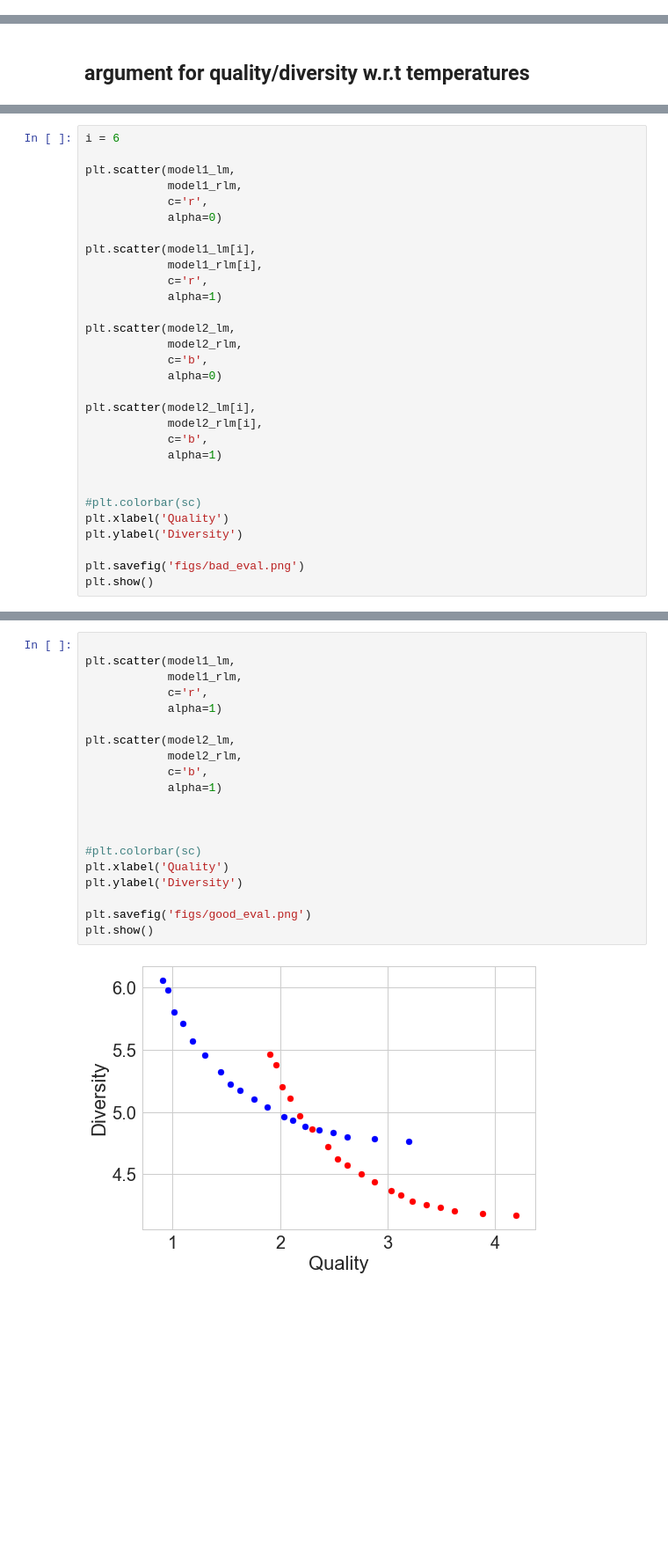
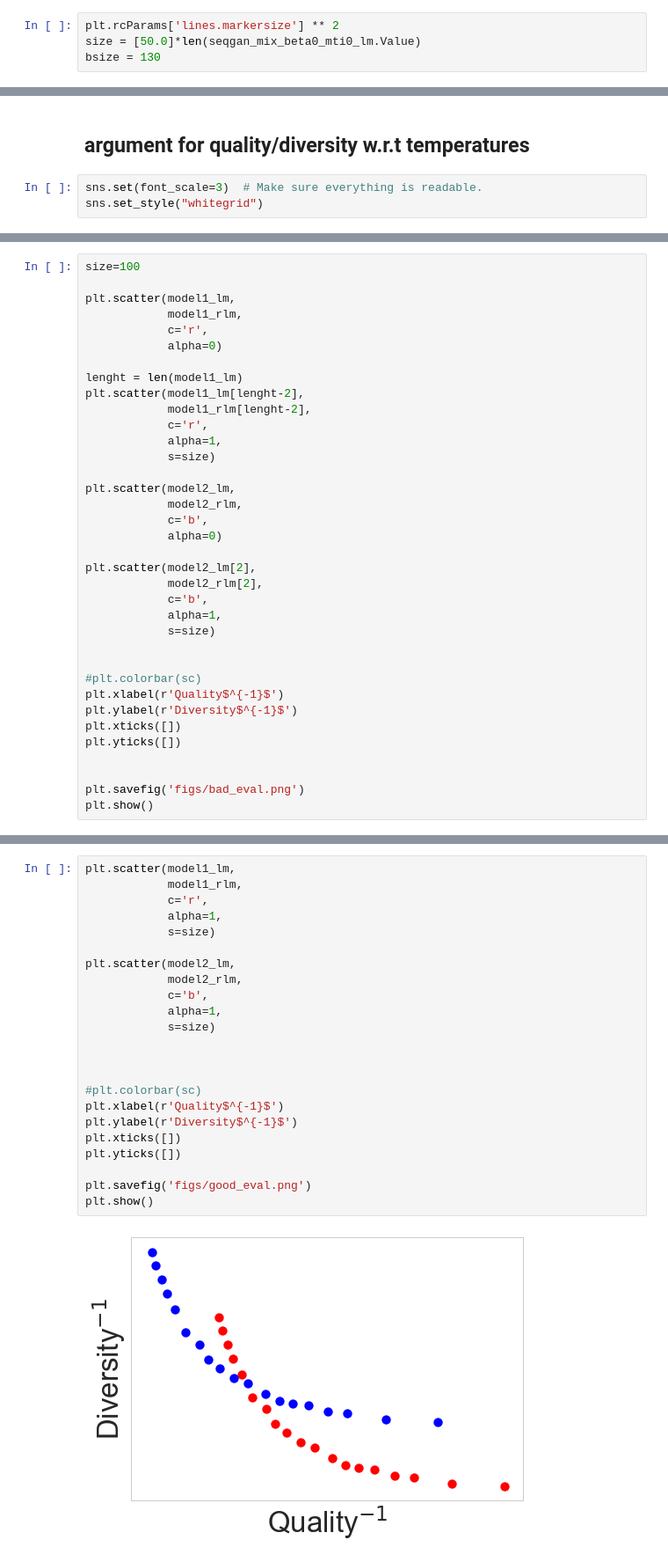
Before and after one commit to pclucas14/GansFallingShort, a Jupyter notebook: lm-rlm_plot.ipynb, the cells around one changed output, grey strips where cells are left out. Shown at 88% size. Saved outputs shown, nothing was run; the diff lists cells and outputs as text; blank space fills up the shorter version.

```diff
--- a/lm-rlm_plot.ipynb
+++ b/lm-rlm_plot.ipynb
@@ -51 +55,5 @@ gan_lm_beta1_mti0_rlm = pd.read_csv(gan_lm_beta1_mti0_rlm_path).drop_duplicates(
+# %%
+plt.rcParams['lines.markersize'] ** 2
+size = [50.0]*len(seqgan_mix_beta0_mti0_lm.Value)
+bsize = 130
 # %%
@@ -251,3 +347,6 @@ plt.show()
 # %% [markdown]
 ## argument for quality/diversity w.r.t temperatures
+# %%
+sns.set(font_scale=3)  # Make sure everything is readable.
+sns.set_style("whitegrid")
 # %%
@@ -262,30 +367,36 @@ model1_rlm = [ x-0.6 for x in model1_rlm ]
 # %%
-i = 6
+size=100
 
 plt.scatter(model1_lm,
             model1_rlm,
             c='r',
             alpha=0)
 
-plt.scatter(model1_lm[i],
-            model1_rlm[i],
+lenght = len(model1_lm)
+plt.scatter(model1_lm[lenght-2],
+            model1_rlm[lenght-2],
             c='r',
-            alpha=1)
+            alpha=1,
+            s=size)
 
 plt.scatter(model2_lm,
             model2_rlm,
             c='b',
             alpha=0)
 
-plt.scatter(model2_lm[i],
-            model2_rlm[i],
+plt.scatter(model2_lm[2],
+            model2_rlm[2],
             c='b',
-            alpha=1)
+            alpha=1,
+            s=size)
 
 
 #plt.colorbar(sc)
-plt.xlabel('Quality')
-plt.ylabel('Diversity')
+plt.xlabel(r'Quality$^{-1}$')
+plt.ylabel(r'Diversity$^{-1}$')
+plt.xticks([])
+plt.yticks([])
+
 
 plt.savefig('figs/bad_eval.png')
 plt.show()
@@ -294,22 +405,25 @@ plt.show()
 # %%
-
 plt.scatter(model1_lm,
             model1_rlm,
             c='r',
-            alpha=1)
+            alpha=1,
+            s=size)
 
 plt.scatter(model2_lm,
             model2_rlm,
             c='b',
-            alpha=1)
+            alpha=1,
+            s=size)
 
 
 
 #plt.colorbar(sc)
-plt.xlabel('Quality')
-plt.ylabel('Diversity')
+plt.xlabel(r'Quality$^{-1}$')
+plt.ylabel(r'Diversity$^{-1}$')
+plt.xticks([])
+plt.yticks([])
 
 plt.savefig('figs/good_eval.png')
 plt.show()
 # %% [output]
-[figure, old version]
+[figure, new version]
```
Also changed, not shown: parts of 21 cells of this notebook, 14 other files.
